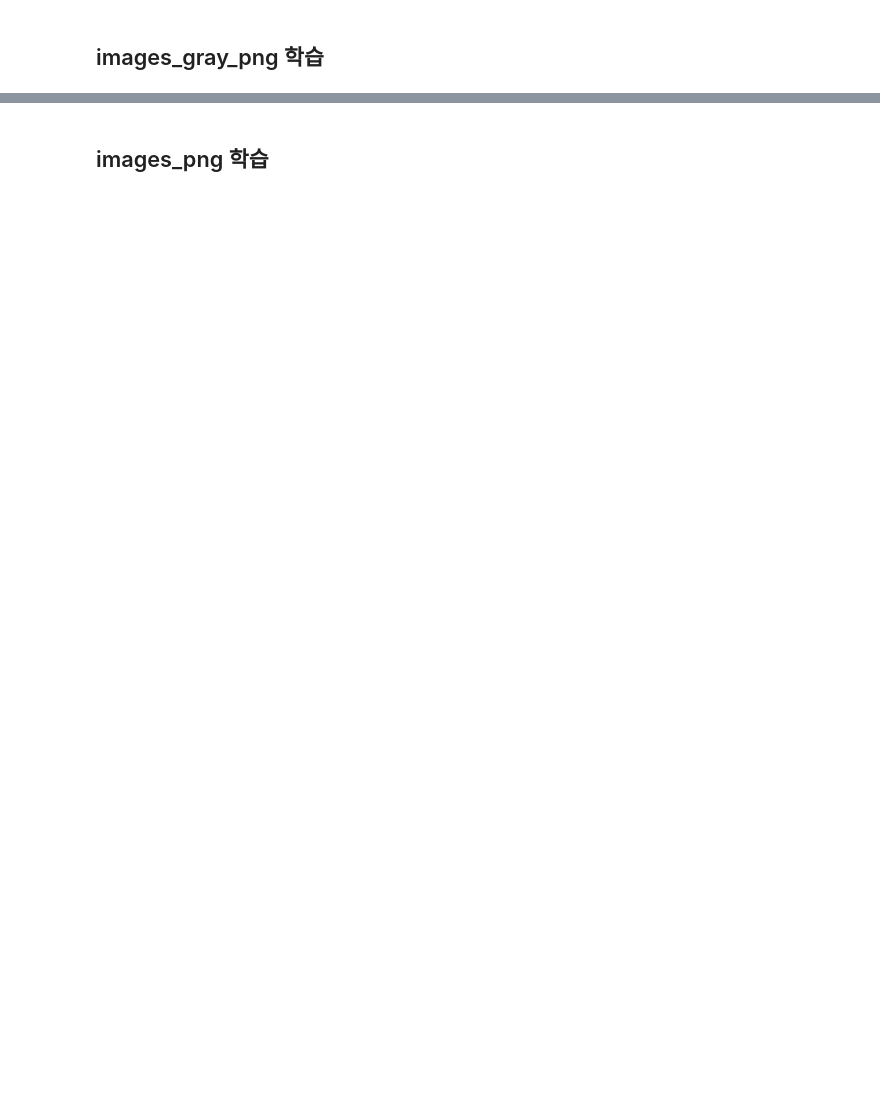
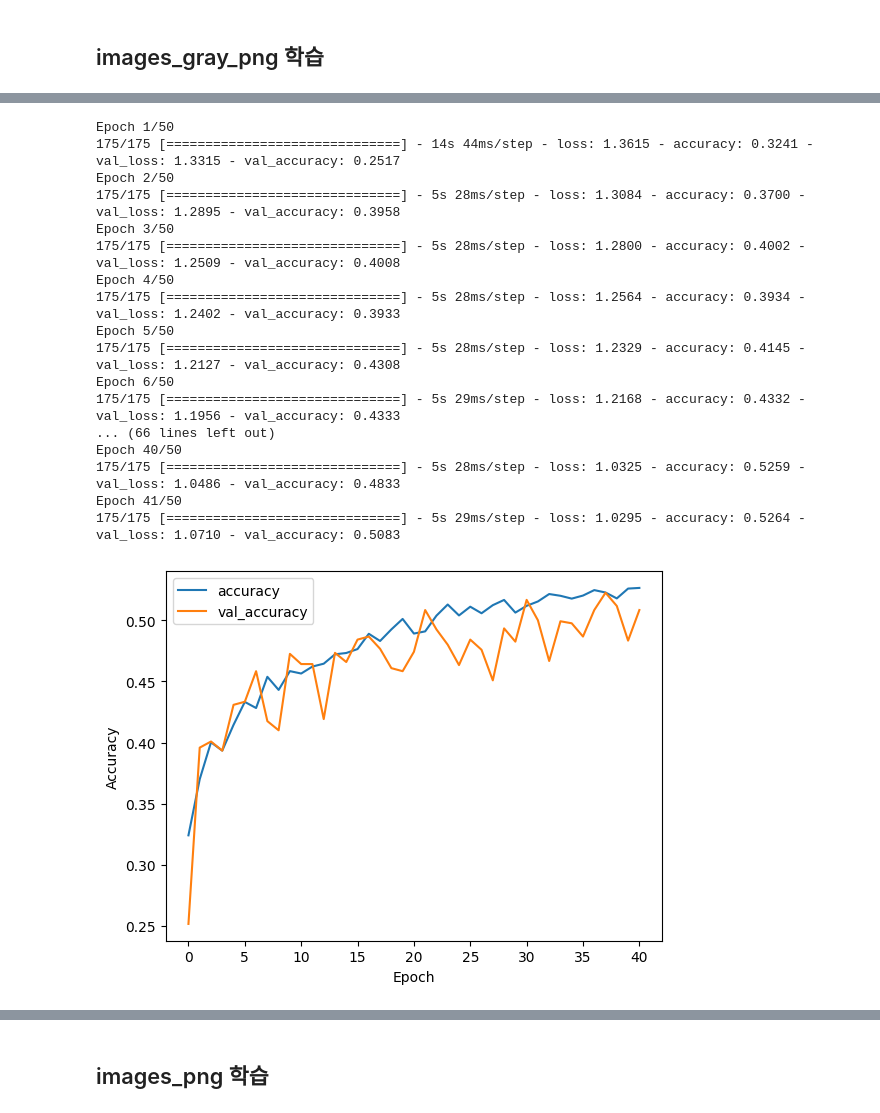
Before and after one commit to hwnam5/Cataract_Classification, a Jupyter notebook: Resnet.ipynb, the cells around one changed output, grey strips where cells are left out. Drawn from its saved outputs; the diff is of its cells as text; code cells hidden in the pictures; blank space fills up the shorter version.

```diff
--- a/Resnet.ipynb
+++ b/Resnet.ipynb
@@ -220,0 +261,3 @@ print('Test accuracy:', test_acc)
+# %%
+resnet50_model()
+# %% [output]
@@ -220,0 +265,18 @@ print('Test accuracy:', test_acc)
+Epoch 1/50
+175/175 [==============================] - 14s 44ms/step - loss: 1.3615 - accuracy: 0.3241 - val_loss: 1.3315 - val_accuracy: 0.2517
+Epoch 2/50
+175/175 [==============================] - 5s 28ms/step - loss: 1.3084 - accuracy: 0.3700 - val_loss: 1.2895 - val_accuracy: 0.3958
+Epoch 3/50
+175/175 [==============================] - 5s 28ms/step - loss: 1.2800 - accuracy: 0.4002 - val_loss: 1.2509 - val_accuracy: 0.4008
+Epoch 4/50
+175/175 [==============================] - 5s 28ms/step - loss: 1.2564 - accuracy: 0.3934 - val_loss: 1.2402 - val_accuracy: 0.3933
+Epoch 5/50
+175/175 [==============================] - 5s 28ms/step - loss: 1.2329 - accuracy: 0.4145 - val_loss: 1.2127 - val_accuracy: 0.4308
+Epoch 6/50
+175/175 [==============================] - 5s 29ms/step - loss: 1.2168 - accuracy: 0.4332 - val_loss: 1.1956 - val_accuracy: 0.4333
+... (66 lines left out)
+Epoch 40/50
+175/175 [==============================] - 5s 28ms/step - loss: 1.0325 - accuracy: 0.5259 - val_loss: 1.0486 - val_accuracy: 0.4833
+Epoch 41/50
+175/175 [==============================] - 5s 29ms/step - loss: 1.0295 - accuracy: 0.5264 - val_loss: 1.0710 - val_accuracy: 0.5083
+[figure, added]
```
Also changed, not shown: parts of 26 cells of this notebook.
